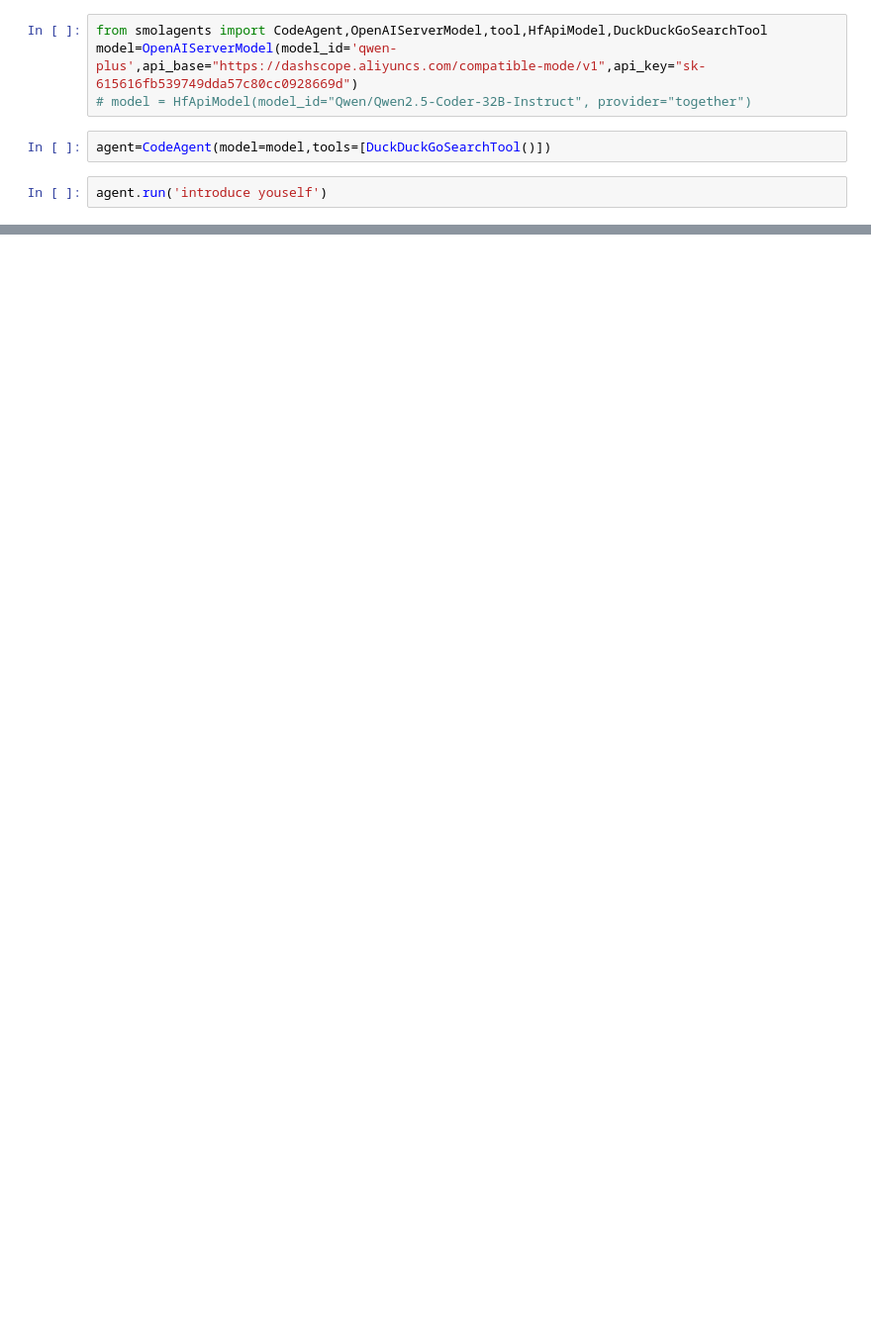
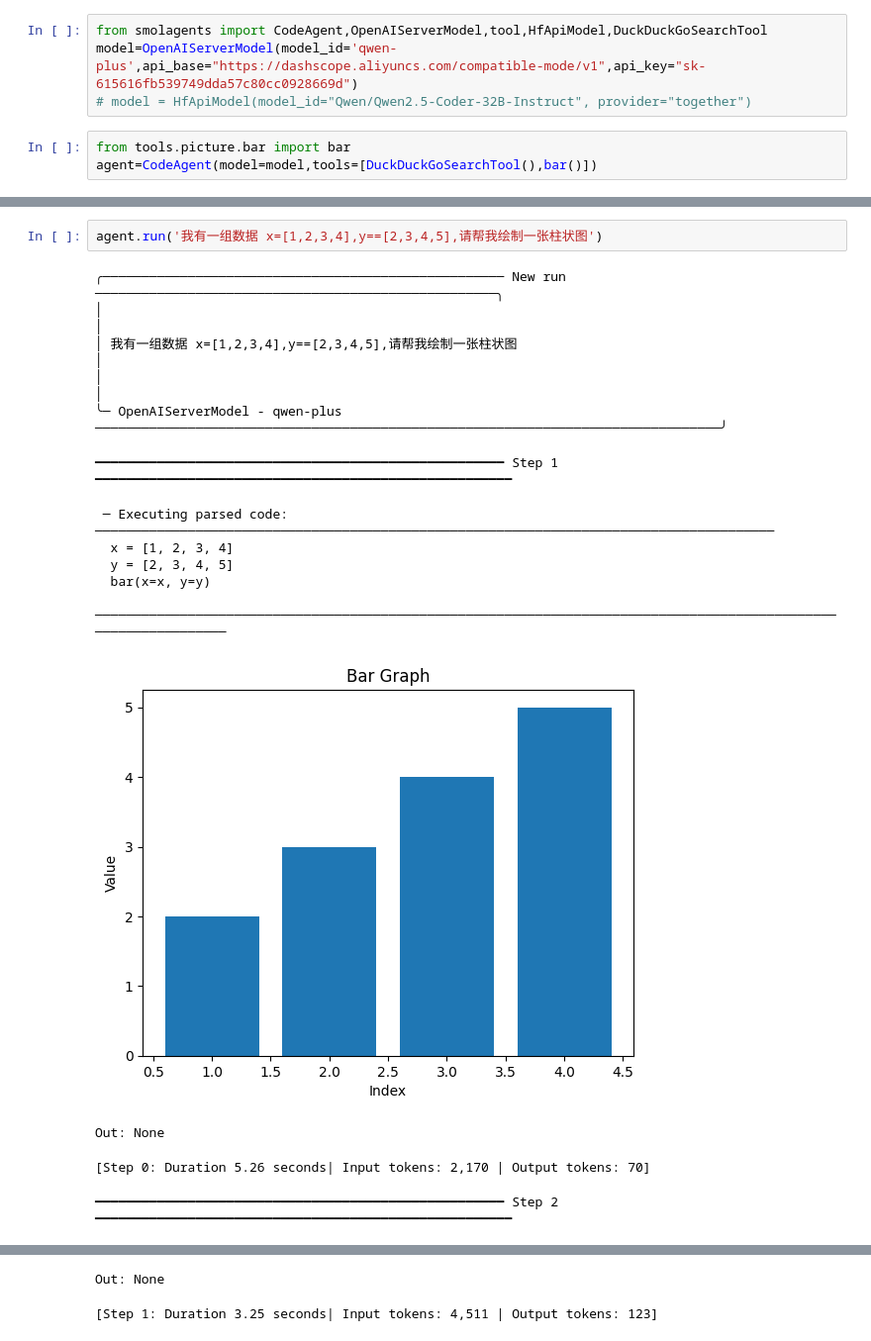
Before and after one commit to aesc8267/Agent, a Jupyter notebook: app.ipynb, the cells around one changed output, grey strips where cells are left out. Shown at 99% size. Drawn from its saved outputs; the diff is of its cells as text; blank space fills up the shorter version.

```diff
--- a/app.ipynb
+++ b/app.ipynb
@@ -3,6 +3,5 @@ from smolagents import CodeAgent,OpenAIServerModel,tool,HfApiModel,DuckDuckGoSea
 model=OpenAIServerModel(model_id='qwen-plus',api_base="https://dashscope.aliyuncs.com/compatible-mode/v1",api_key="sk-615616fb539749dda57c80cc0928669d")
 # model = HfApiModel(model_id="Qwen/Qwen2.5-Coder-32B-Instruct", provider="together")
 # %%
-agent=CodeAgent(model=model,tools=[DuckDuckGoSearchTool()])
+from tools.picture.bar import bar
+agent=CodeAgent(model=model,tools=[DuckDuckGoSearchTool(),bar()])
-# %%
-agent.run('introduce youself')
@@ -36,0 +8,18 @@ img=plt.bar(x,y)
+# %%
+agent.run('我有一组数据 x=[1,2,3,4],y==[2,3,4,5],请帮我绘制一张柱状图')
+# %% [output]
+╭──────────────────────────────────────────────────── New run ────────────────────────────────────────────────────╮
+│                                                                                                                 │
+│ 我有一组数据 x=[1,2,3,4],y==[2,3,4,5],请帮我绘制一张柱状图                                                      │
+│                                                                                                                 │
+╰─ OpenAIServerModel - qwen-plus ─────────────────────────────────────────────────────────────────────────────────╯
+━━━━━━━━━━━━━━━━━━━━━━━━━━━━━━━━━━━━━━━━━━━━━━━━━━━━━ Step 1 ━━━━━━━━━━━━━━━━━━━━━━━━━━━━━━━━━━━━━━━━━━━━━━━━━━━━━━
+ ─ Executing parsed code: ────────────────────────────────────────────────────────────────────────────────────────
+  x = [1, 2, 3, 4]
+  y = [2, 3, 4, 5]
+  bar(x=x, y=y)
+ ─────────────────────────────────────────────────────────────────────────────────────────────────────────────────
+[figure, added]
+Out: None
+[Step 0: Duration 5.26 seconds| Input tokens: 2,170 | Output tokens: 70]
+━━━━━━━━━━━━━━━━━━━━━━━━━━━━━━━━━━━━━━━━━━━━━━━━━━━━━ Step 2 ━━━━━━━━━━━━━━━━━━━━━━━━━━━━━━━━━━━━━━━━━━━━━━━━━━━━━━
@@ -36,0 +29,2 @@ img=plt.bar(x,y)
+Out: None
+[Step 1: Duration 3.25 seconds| Input tokens: 4,511 | Output tokens: 123]
```
Also changed, not shown: parts of 5 cells of this notebook, 2 other files.
